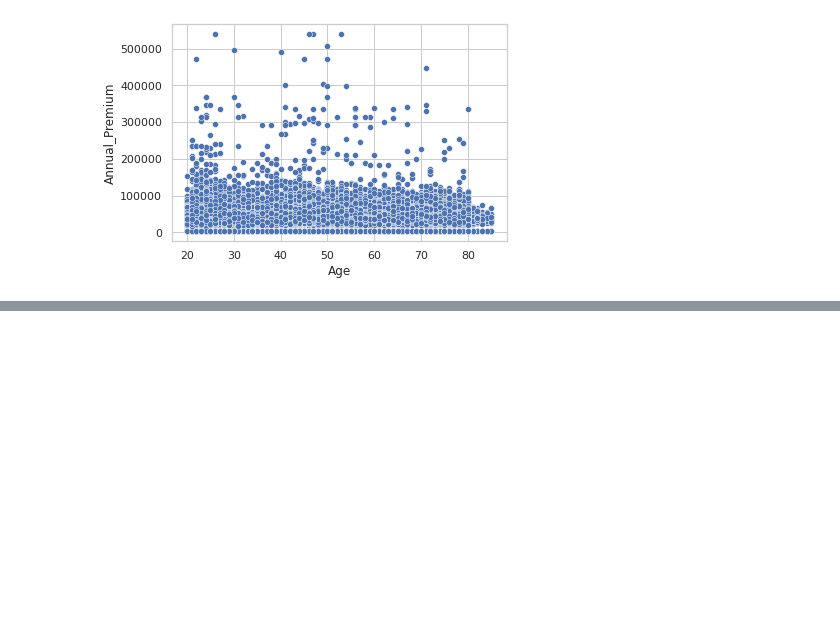
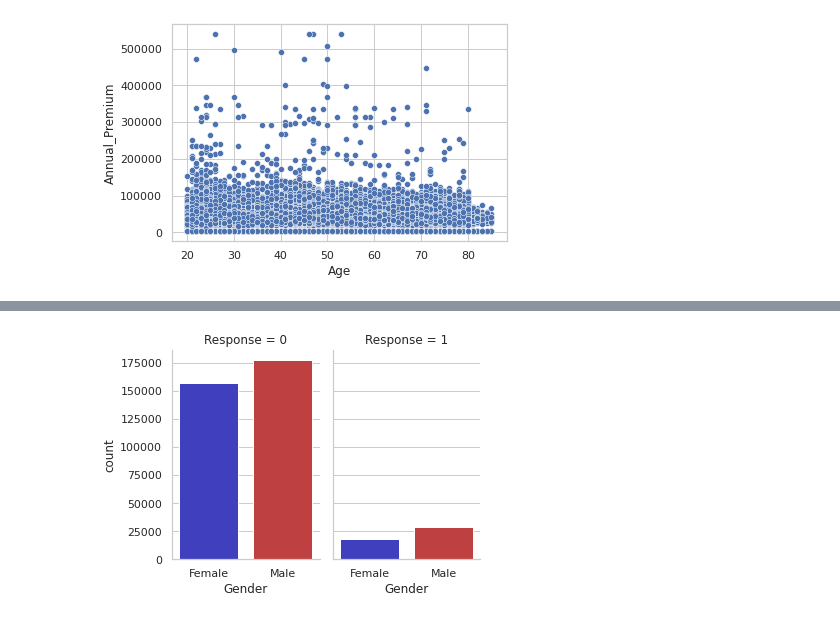
Before and after one commit to shu-nya/Health-Insurance-Cross-Sell-Prediction, a Jupyter notebook: HEALTH_INSURANCE_CROSS_SELL_PREDICTION.ipynb, the cells around one changed output, grey strips where cells are left out. Drawn from its saved outputs; the diff is of its cells as text; code cells hidden in the pictures; blank space fills up the shorter version.

```diff
--- a/HEALTH_INSURANCE_CROSS_SELL_PREDICTION.ipynb
+++ b/HEALTH_INSURANCE_CROSS_SELL_PREDICTION.ipynb
@@ -229,0 +243,12 @@ sns.scatterplot(x=df['Age'],y=df['Annual_Premium'])
+# %%
+# Male and Female who have Response 1 and 0
+
+g = sns.catplot(x="Gender", y="count",col="Response",
+                data=df1,
+                kind="bar",
+                height=4,
+                aspect=.7,
+                palette=['blue','red'],
+                saturation=0.5)
+# %% [output]
+[figure, added]
```
Also changed, not shown: parts of 37 cells of this notebook.
